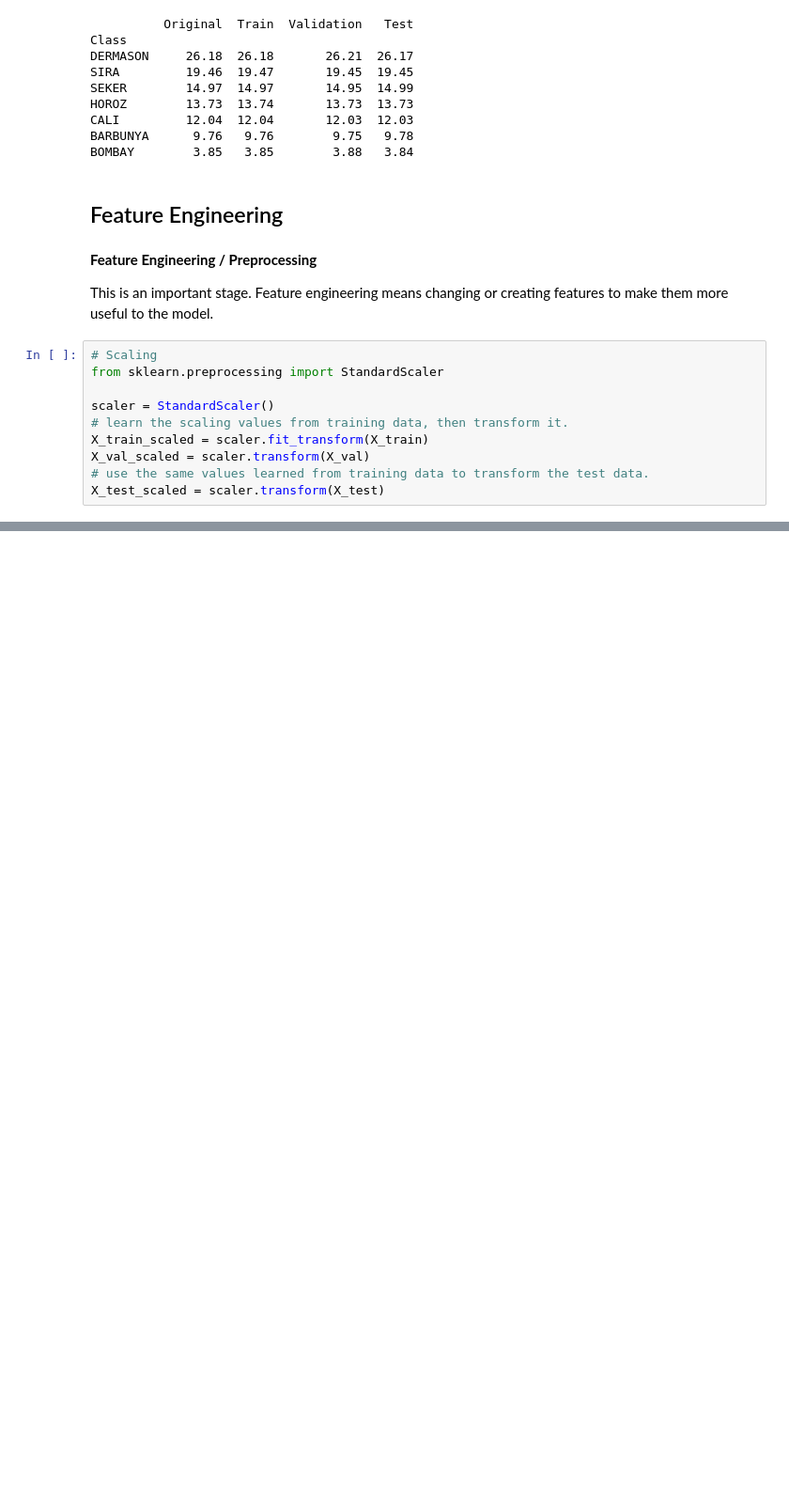
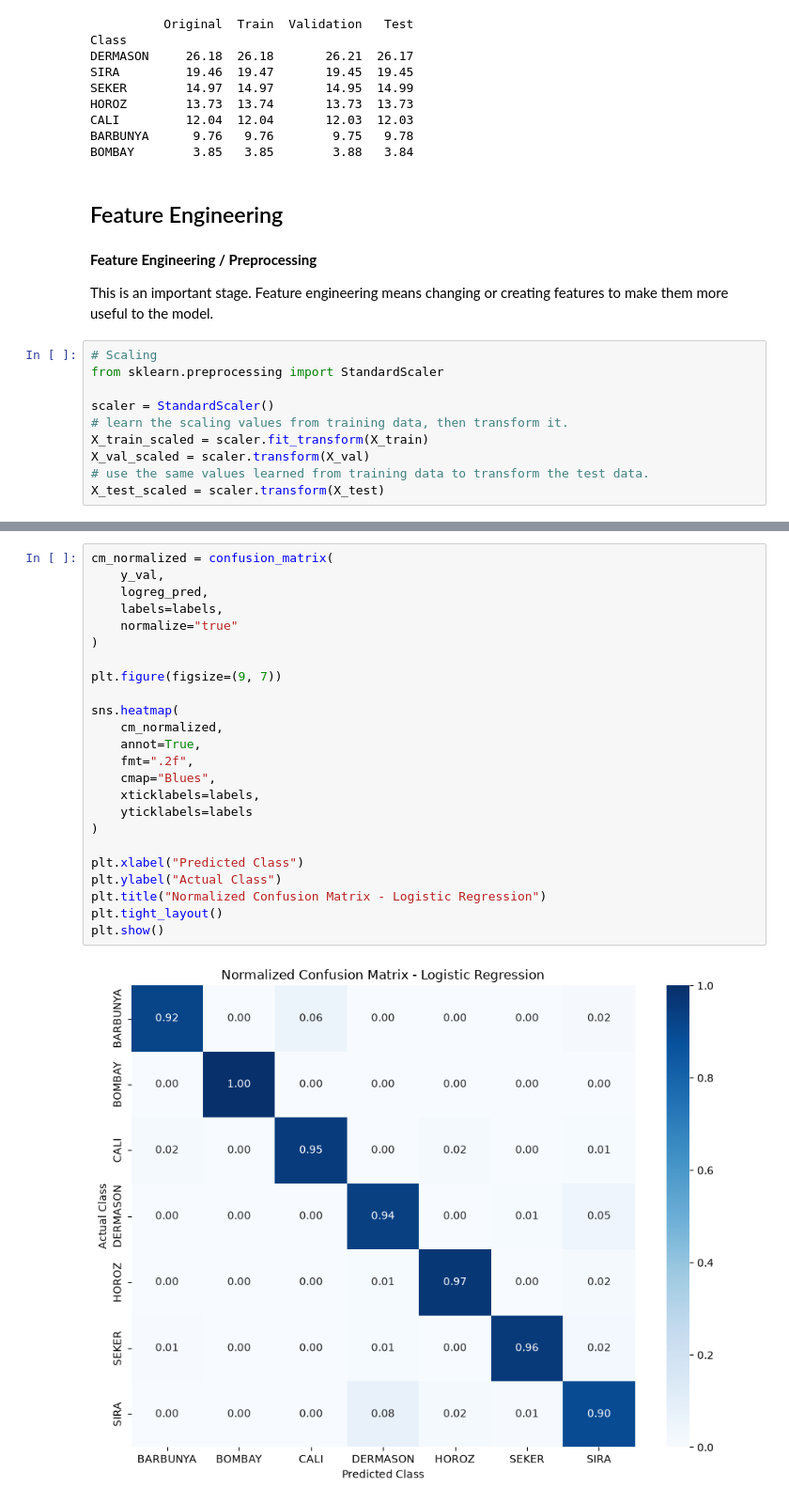
Before and after one commit to itskimheng/IAI_Lab_Intro_Assignment_1, a Jupyter notebook: main.ipynb, the cells around one changed output, grey strips where cells are left out. Shown at 94% size. Cells and saved outputs as stored; diff of their text form; blank space fills up the shorter version.

```diff
--- a/main.ipynb
+++ b/main.ipynb
@@ -357,0 +720,26 @@ X_test_scaled = scaler.transform(X_test)
+# %%
+cm_normalized = confusion_matrix(
+    y_val,
+    logreg_pred,
+    labels=labels,
+    normalize="true"
+)
+
+plt.figure(figsize=(9, 7))
+
+sns.heatmap(
+    cm_normalized,
+    annot=True,
+    fmt=".2f",
+    cmap="Blues",
+    xticklabels=labels,
+    yticklabels=labels
+)
+
+plt.xlabel("Predicted Class")
+plt.ylabel("Actual Class")
+plt.title("Normalized Confusion Matrix - Logistic Regression")
+plt.tight_layout()
+plt.show()
+# %% [output]
+[figure, added]
```
Also changed, not shown: parts of 46 cells of this notebook.
